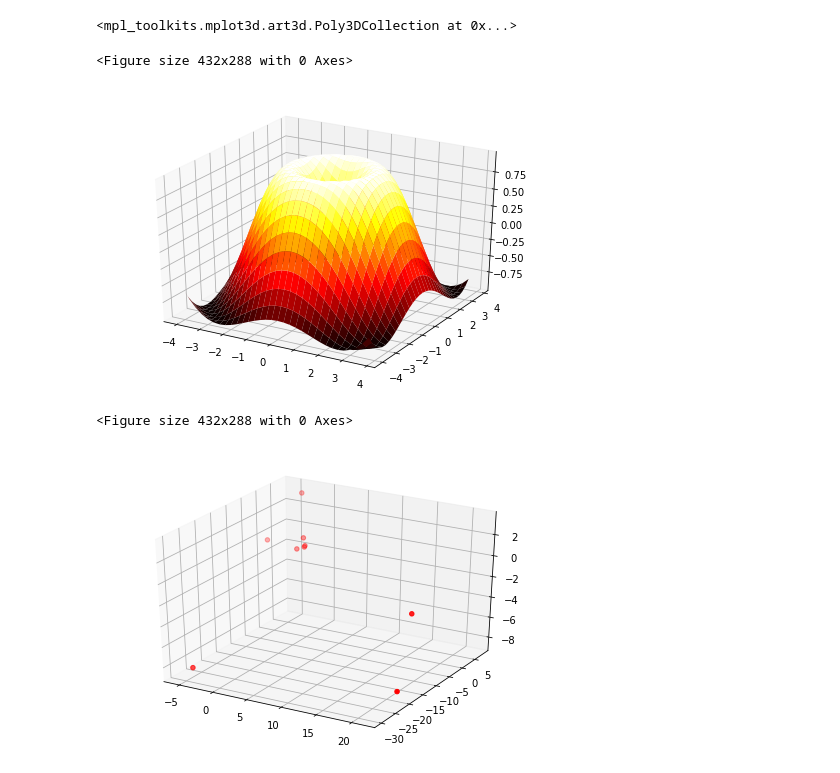
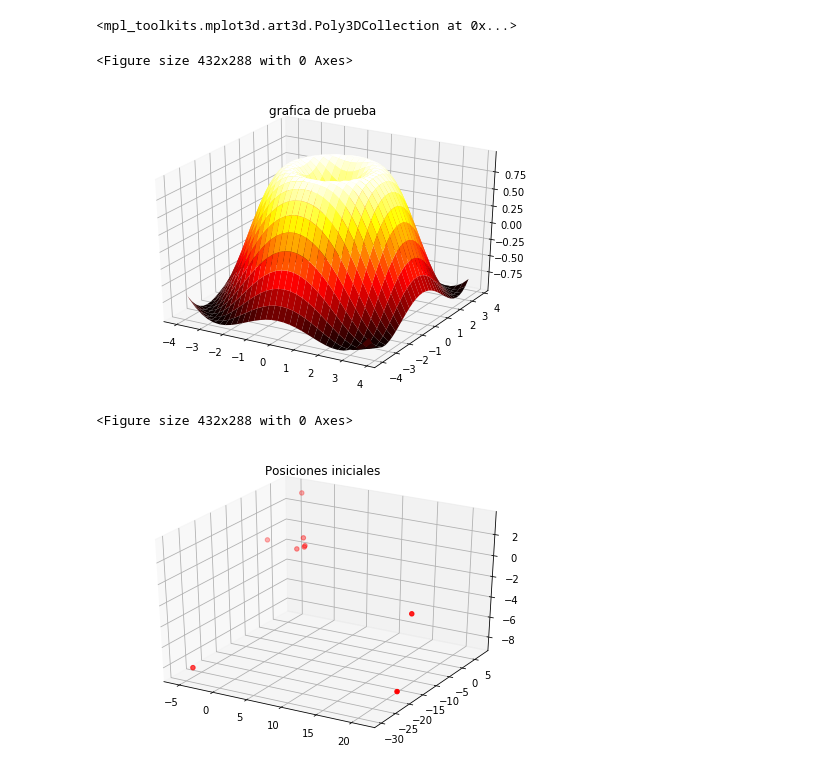
Before and after one commit to DCI-alxogm/pf2018-las-chicas-superpoderosas, a Jupyter notebook: proyectofinal.ipynb, the cells around one changed output. Saved outputs shown, nothing was run; the diff lists cells and outputs as text; code cells hidden in the pictures.

```diff
--- a/proyectofinal.ipynb
+++ b/proyectofinal.ipynb
@@ -24,22 +24,22 @@ plt.show()
 # %%
 #prueba de grafica en 3D
 ##borrar
 
 fig=plt.figure()
 
 fig = plt.figure()
 ax= Axes3D(fig)
 X= np.arange(-4, 4, 0.25)
 Y= np.arange(-4, 4, 0.25)
 X, Y =np.meshgrid(X,Y)
 R=np.sqrt(X**2 + Y**2)
 Z=np.sin(R)
-
+plt.title('grafica de prueba')
 ax.plot_surface(X,Y,Z, rstride=1,cstride=1, cmap='hot')
 # %% [output]
 <mpl_toolkits.mplot3d.art3d.Poly3DCollection at 0x...>
 <Figure size 432x288 with 0 Axes>
-[figure, old version]
+[figure, new version]
 # %%
 data=np.loadtxt('iniciales.txt')
 # %%
@@ -52,7 +52,8 @@ y=data[:,1:2]
 z=data[:,2:3]
 
 ax.scatter(x,y,z, c='r', marker='o')
+plt.title('Posiciones iniciales')
 plt.show()
 # %% [output]
 <Figure size 432x288 with 0 Axes>
-[figure, old version]
+[figure, new version]
```
Also changed, not shown: parts of 19 cells of this notebook, 4 other files.
